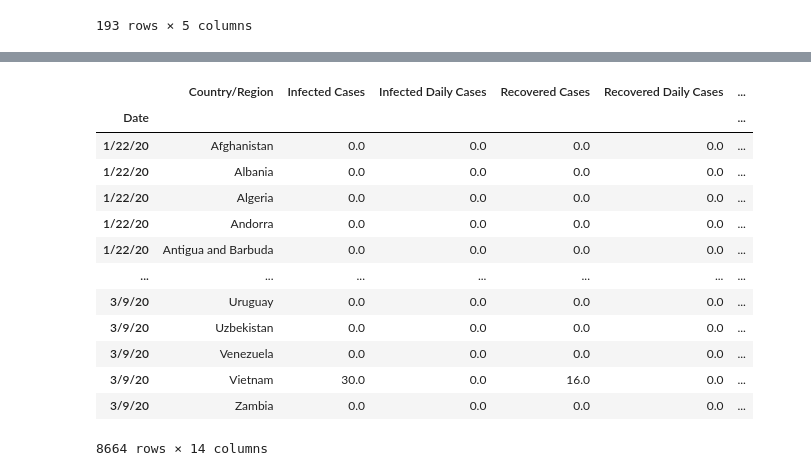
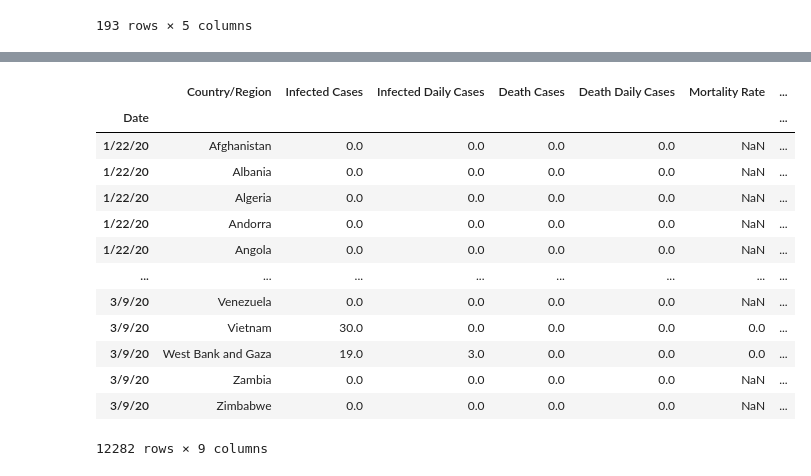
Before and after one commit to feldspar-terra/covid19, a Jupyter notebook: Corona_Virus_State.ipynb, the cells around one changed output, grey strips where cells are left out. Cells and saved outputs as stored; diff of their text form; code cells hidden in the pictures.

```diff
--- a/Corona_Virus_State.ipynb
+++ b/Corona_Virus_State.ipynb
@@ -221,7 +221,7 @@ countries
 193 rows × 5 columns
 # %%
 #Infected
-infectedurl = 'https://raw.githubusercontent.com/CSSEGISandData/COVID-19/master/csse_covid_19_data/csse_covid_19_time_series/time_series_19-covid-Confirmed.csv'
+infectedurl = 'https://raw.githubusercontent.com/CSSEGISandData/COVID-19/master/csse_covid_19_data/csse_covid_19_time_series/time_series_covid19_confirmed_global.csv'
 # infected_state_type = pd.read_csv(infectedurl, error_bad_lines=False)
 # infected_state_type = infected_state_type.drop(columns=['Lat','Long'])
 # infected_state_type['Province/State'] = infected_state_type['Province/State'].fillna('Undefined')
@@ -249,7 +249,7 @@ infected_state_type_diff = infected_state_type_diff.stack().stack().to_frame().r
 infected_state_type_diff.name = 'Infected Diff'
 infected_state_type = pd.merge(infected_state_type,infected_state_type_diff, how='left', on=['Date','Country/Region','Province/State'])
 infected_state_type['Case Type'] = 'Infected'
-infected_state_type
+infected_state_type.head(100)
 # %% [output]
 |  |  |  | Cumulative Cases | Daily Cases | Case Type |
 | Date | Country/Region | Province/State |  |  |  |
@@ -315,6 +304,6 @@ recovered_state_type
 # %%
 #Death
-deathurl = 'https://raw.githubusercontent.com/CSSEGISandData/COVID-19/master/csse_covid_19_data/csse_covid_19_time_series/time_series_19-covid-Deaths.csv'
+deathurl = 'https://raw.githubusercontent.com/CSSEGISandData/COVID-19/master/csse_covid_19_data/csse_covid_19_time_series/time_series_covid19_deaths_global.csv'
 # death_state_type = pd.read_csv(deathurl, error_bad_lines=False)
 # death_state_type = death_state_type.drop(columns=['Lat','Long'])
 # death_state_type['Province/State'] = death_state_type['Province/State'].fillna('Undefined')
@@ -405,5 +364,5 @@ active_state_type
 # %%
 merge_cols = ['Date','Country/Region','Province/State']
-cv_metric2 = infected_state_type.merge(recovered_state_type.merge(death_state_type.merge(active_state_type,on=merge_cols,suffixes=['_y','_z']), on=merge_cols), on=merge_cols,suffixes=['_w','_x'])
+cv_metric2 = infected_state_type.merge(death_state_type,on=merge_cols,suffixes=['_w','_y'])
 cv_metric2
 # %% [output]
@@ -446,28 +407,31 @@ all_state_type
 # %%
 cv_metric = cv_metric2
-cv_metric = cv_metric.rename(columns={'Cumulative Cases_w': 'Infected Cases','Cumulative Cases_x': 'Recovered Cases','Cumulative Cases_y': 'Death Cases','Cumulative Cases_z': 'Active Case',
-                                      'Case Type_w': 'Infected Case Type','Case Type_x': 'Recovered Case Type','Case Type_y': 'Death Case Type','Case Type_z': 'Active Case Type',
-                                      'Daily Cases_w': 'Infected Daily Cases','Daily Cases_x': 'Recovered Daily Cases','Daily Cases_y': 'Death Daily Cases','Daily Cases_z': 'Active Daily Case'})
+# cv_metric = cv_metric.rename(columns={'Cumulative Cases_w': 'Infected Cases','Cumulative Cases_x': 'Recovered Cases','Cumulative Cases_y': 'Death Cases','Cumulative Cases_z': 'Active Case',
+#                                       'Case Type_w': 'Infected Case Type','Case Type_x': 'Recovered Case Type','Case Type_y': 'Death Case Type','Case Type_z': 'Active Case Type',
+#                                       'Daily Cases_w': 'Infected Daily Cases','Daily Cases_x': 'Recovered Daily Cases','Daily Cases_y': 'Death Daily Cases','Daily Cases_z': 'Active Daily Case'})
+cv_metric = cv_metric.rename(columns={'Cumulative Cases_w': 'Infected Cases','Cumulative Cases_y': 'Death Cases',
+                                      'Case Type_w': 'Infected Case Type','Case Type_y': 'Death Case Type',
+                                      'Daily Cases_w': 'Infected Daily Cases','Daily Cases_y': 'Death Daily Cases'})
 cv_metric = cv_metric.groupby(['Date','Country/Region']).sum()
 cv_metric['Mortality Rate'] = cv_metric['Death Cases']/cv_metric['Infected Cases']
-cv_metric['Recovery Rate'] = cv_metric['Recovered Cases']/cv_metric['Infected Cases']
+# cv_metric['Recovery Rate'] = cv_metric['Recovered Cases']/cv_metric['Infected Cases']
 cv_metric = cv_metric.reset_index()
 cv_metric = pd.merge(left=cv_metric, right=countries, how='left', left_on='Country/Region', right_on='name')
 cv_metric = cv_metric.drop(columns=['name','capital'])
 cv_metric = cv_metric.set_index('Date')
 cv_metric
 # %% [output]
-|  | Country/Region | Infected Cases | Infected Daily Cases | Recovered Cases | Recovered Daily Cases | ... |
-| Date |  |  |  |  |  | ... |
-| 1/22/20 | Afghanistan | 0.0 | 0.0 | 0.0 | 0.0 | ... |
-| 1/22/20 | Albania | 0.0 | 0.0 | 0.0 | 0.0 | ... |
-| 1/22/20 | Algeria | 0.0 | 0.0 | 0.0 | 0.0 | ... |
-| 1/22/20 | Andorra | 0.0 | 0.0 | 0.0 | 0.0 | ... |
-| 1/22/20 | Antigua and Barbuda | 0.0 | 0.0 | 0.0 | 0.0 | ... |
-| ... | ... | ... | ... | ... | ... | ... |
-| 3/9/20 | Uruguay | 0.0 | 0.0 | 0.0 | 0.0 | ... |
-| 3/9/20 | Uzbekistan | 0.0 | 0.0 | 0.0 | 0.0 | ... |
-| 3/9/20 | Venezuela | 0.0 | 0.0 | 0.0 | 0.0 | ... |
-| 3/9/20 | Vietnam | 30.0 | 0.0 | 16.0 | 0.0 | ... |
-| 3/9/20 | Zambia | 0.0 | 0.0 | 0.0 | 0.0 | ... |
+|  | Country/Region | Infected Cases | Infected Daily Cases | Death Cases | Death Daily Cases | Mortality Rate | ... |
+| Date |  |  |  |  |  |  | ... |
+| 1/22/20 | Afghanistan | 0.0 | 0.0 | 0.0 | 0.0 | NaN | ... |
+| 1/22/20 | Albania | 0.0 | 0.0 | 0.0 | 0.0 | NaN | ... |
+| 1/22/20 | Algeria | 0.0 | 0.0 | 0.0 | 0.0 | NaN | ... |
+| 1/22/20 | Andorra | 0.0 | 0.0 | 0.0 | 0.0 | NaN | ... |
+| 1/22/20 | Angola | 0.0 | 0.0 | 0.0 | 0.0 | NaN | ... |
+| ... | ... | ... | ... | ... | ... | ... | ... |
+| 3/9/20 | Venezuela | 0.0 | 0.0 | 0.0 | 0.0 | NaN | ... |
+| 3/9/20 | Vietnam | 30.0 | 0.0 | 0.0 | 0.0 | 0.0 | ... |
+| 3/9/20 | West Bank and Gaza | 19.0 | 3.0 | 0.0 | 0.0 | 0.0 | ... |
+| 3/9/20 | Zambia | 0.0 | 0.0 | 0.0 | 0.0 | NaN | ... |
+| 3/9/20 | Zimbabwe | 0.0 | 0.0 | 0.0 | 0.0 | NaN | ... |
-8664 rows × 14 columns
+12282 rows × 9 columns
```
Also changed, not shown: parts of 13 cells of this notebook.
